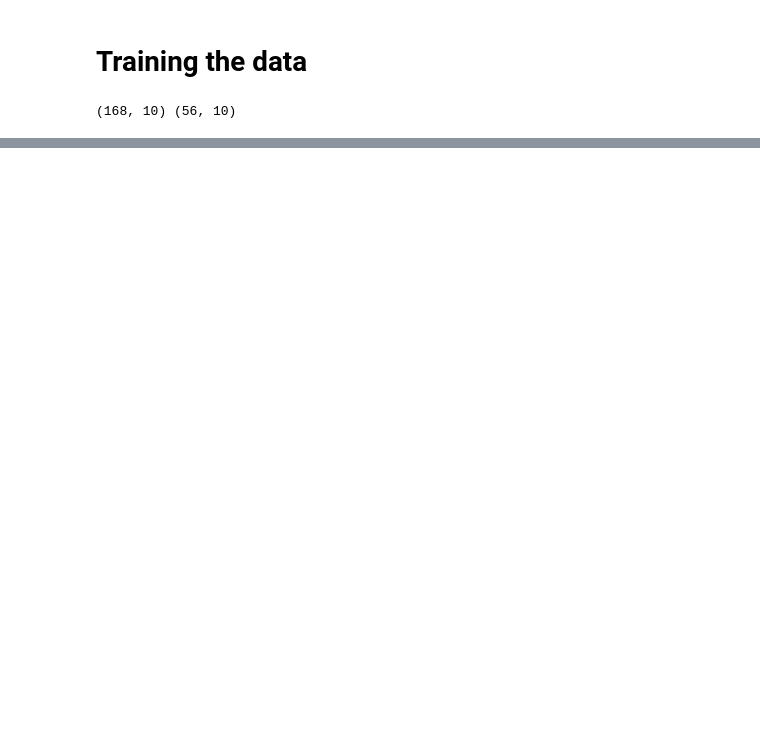
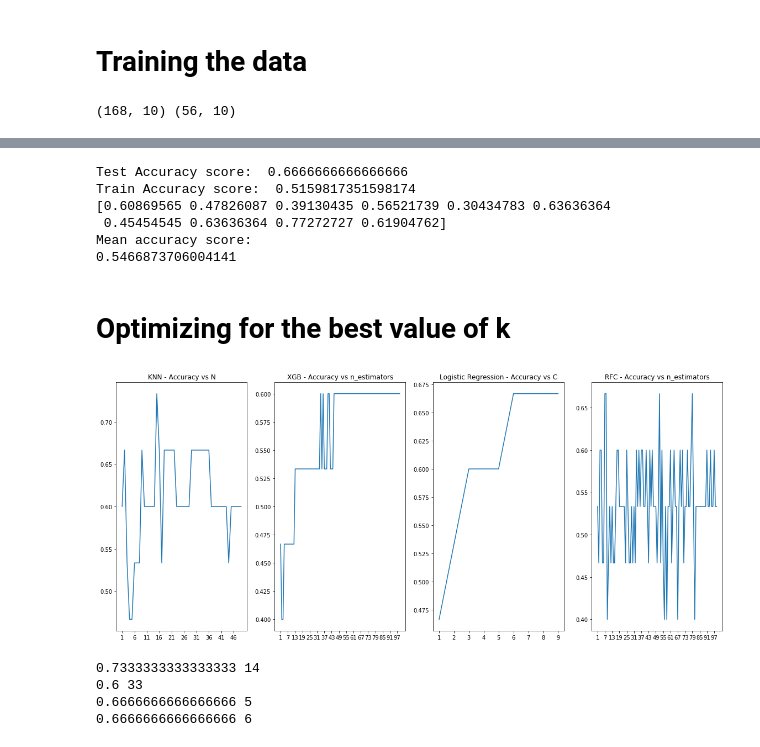
Before and after one commit to michaelbuchar/Bundesliga-Predictor, a Jupyter notebook: Bundesliga_Predictor_1819.ipynb, the cells around one changed output, grey strips where cells are left out. Saved outputs shown, nothing was run; the diff lists cells and outputs as text; code cells hidden in the pictures; blank space fills up the shorter version.

Commit message:
Bundesliga Predictions added

```diff
--- a/Bundesliga_Predictor_1819.ipynb
+++ b/Bundesliga_Predictor_1819.ipynb
@@ -630,0 +659,3 @@ y_test = test_table['Result'].loc[num_games:]
+# %%
+test_table = test_table.fillna(0)
+test_table.tail()
@@ -630,0 +695,23 @@ y_test = test_table['Result'].loc[num_games:]
+# %%
+### SVC ### -- changes a lot
+
+y_pred = SVC.fit(X_train,y_train).predict(X_test)
+print("Test Accuracy score: ", accuracy_score(y_pred,y_test))
+y_pred = SVC.fit(X_train,y_train).predict(X_train)
+print("Train Accuracy score: ", accuracy_score(y_pred,y_train))
+
+### Mean of 10 scores out of the whole set ###
+
+scores = cross_val_score(SVC, X, y, cv=10) # TODO: optimize
+print(scores)
+print("Mean accuracy score:")
+print(scores.mean())
+# %% [output]
+Test Accuracy score:  0.6666666666666666
+Train Accuracy score:  0.5159817351598174
+[0.60869565 0.47826087 0.39130435 0.56521739 0.30434783 0.63636364
+ 0.45454545 0.63636364 0.77272727 0.61904762]
+Mean accuracy score:
+0.5466873706004141
+# %% [markdown]
+# Optimizing for the best value of k
@@ -630,0 +751,51 @@ y_test = test_table['Result'].loc[num_games:]
+# %%
+### Plotting the results ###
+
+fig = plt.figure(figsize = (16,7))
+# plt.style.use('ggplot')
+
+ax1 = fig.add_subplot(1,4,1)
+ax1.plot(range(1,50),plot_scores_knn);
+ax1.set_title("KNN - Accuracy vs N")
+ax1.set_xticks(range(1,50,5));
+
+ax2 = fig.add_subplot(1,4,2)
+ax2.plot(range(1,100),plot_scores_XGB);
+ax2.set_xticks(range(1,100,6));
+ax2.set_title("XGB - Accuracy vs n_estimators")
+
+ax3 = fig.add_subplot(1,4,3)
+ax3.plot(range(1,10),plot_scores_logreg);
+ax3.set_xticks(range(1,10));
+ax3.set_title("Logistic Regression - Accuracy vs C")
+
+ax4 = fig.add_subplot(1,4,4)
+ax4.plot(range(1,100),plot_scores_RFC);
+ax4.set_xticks(range(1,100,6));
+ax4.set_title("RFC - Accuracy vs n_estimators")
+
+fig.tight_layout()
+# %% [output]
+[figure, added]
+# %%
+max_knn_n = max(plot_scores_knn)
+max_knn_ind = plot_scores_knn.index(max_knn_n)
+
+max_XGB_e = max(plot_scores_XGB)
+max_XGB_ind = plot_scores_XGB.index(max_XGB_e) if plot_scores_XGB.index(max_XGB_e)!=0 else 1
+
+max_logreg_c = max(plot_scores_logreg)
+max_logreg_ind = plot_scores_logreg.index(max_logreg_c)
+
+max_RFC_e = max(plot_scores_RFC)
+max_RFC_ind = plot_scores_RFC.index(max_RFC_e)
+
+print(max_knn_n, max_knn_ind)
+print(max_XGB_e, max_XGB_ind)
+print(max_logreg_c, max_logreg_ind)
+print(max_RFC_e, max_RFC_ind)
+# %% [output]
+0.7333333333333333 14
+0.6 33
+0.6666666666666666 5
+0.6666666666666666 6
```
Also changed, not shown: parts of 34 cells of this notebook, 1 other file.
